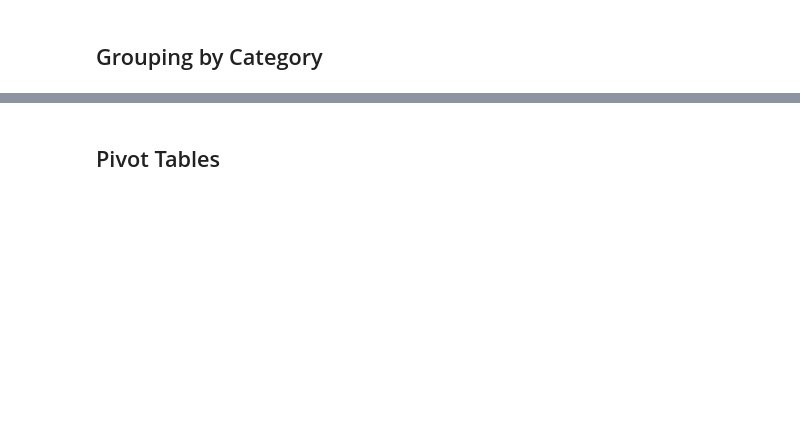
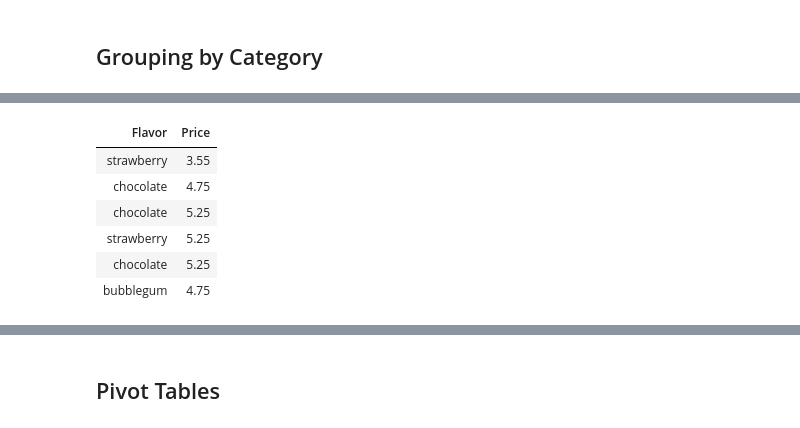
Before and after one commit to stat108ds/current-CS108, a Jupyter notebook: modules/module 4/4.1.ipynb, the cells around one changed output, grey strips where cells are left out. Saved outputs shown, nothing was run; the diff lists cells and outputs as text; code cells hidden in the pictures; blank space fills up the shorter version.

```diff
--- a/modules/module 4/4.1.ipynb
+++ b/modules/module 4/4.1.ipynb
@@ -137,4 +199,13 @@ all_cones = Table.read_table('cones.csv')
 # %%
 cones = all_cones.drop('Color')
+cones
+# %% [output]
+| Flavor | Price |
+| strawberry | 3.55 |
+| chocolate | 4.75 |
+| chocolate | 5.25 |
+| strawberry | 5.25 |
+| chocolate | 5.25 |
+| bubblegum | 4.75 |
 # %%
 cones.group('Flavor')
```
Also changed, not shown: parts of 22 cells of this notebook, 2 other files.
